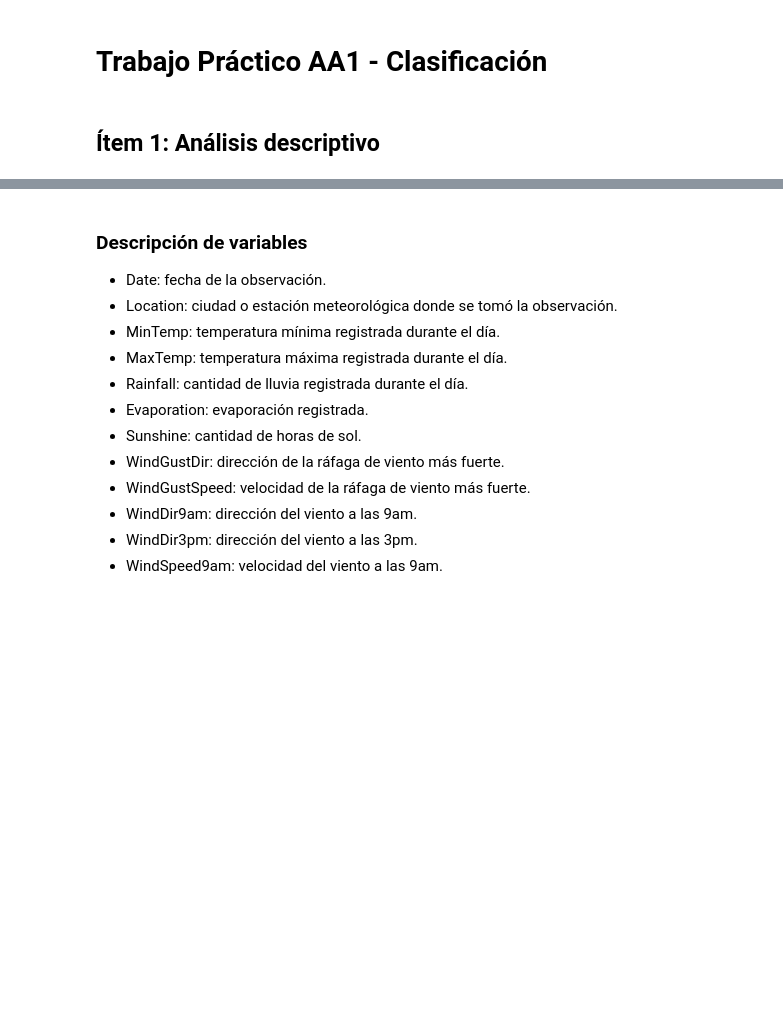
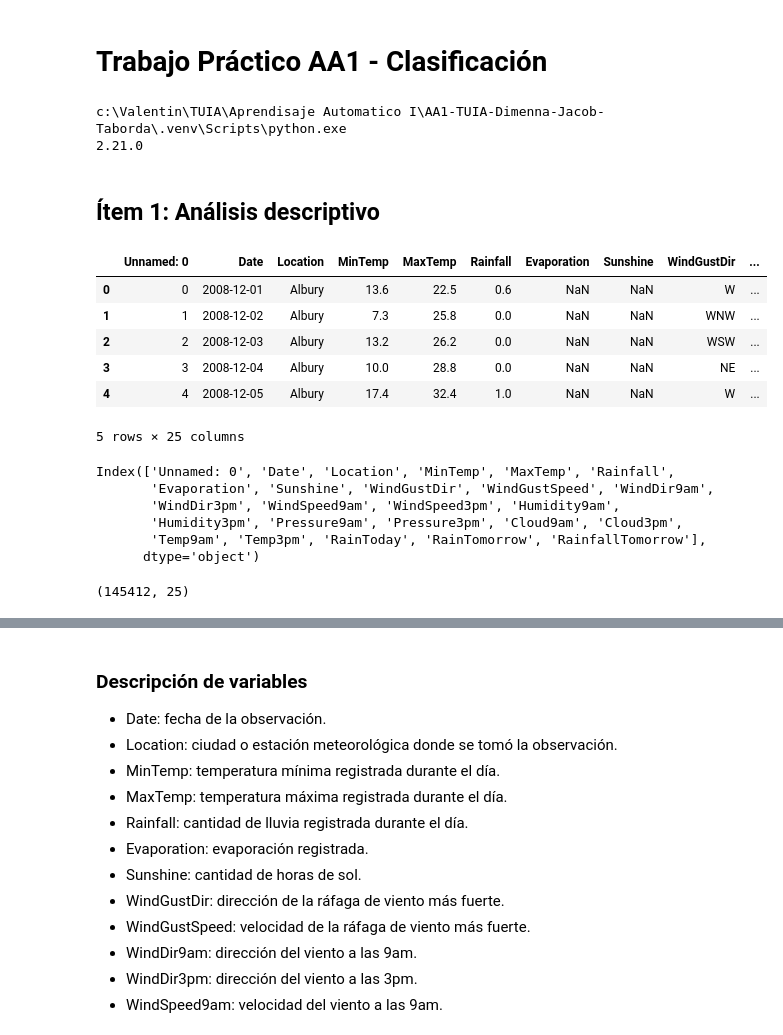
Before and after one commit to ZahirJacob/AA1-TUIA-Dimenna-Jacob-Taborda, a Jupyter notebook: TP_clasificacion_AA1.ipynb, the cells around one changed output, grey strips where cells are left out. Saved outputs shown, nothing was run; the diff lists cells and outputs as text; code cells hidden in the pictures; blank space fills up the shorter version.

```diff
--- a/TP_clasificacion_AA1.ipynb
+++ b/TP_clasificacion_AA1.ipynb
@@ -3,6 +3,15 @@
 # %%
 %%capture
 %pip install -r requirements.txt
+# %%
+import sys
+print(sys.executable)
+
+import tensorflow as tf
+print(tf.__version__)
+# %% [output]
+c:\Valentin\TUIA\Aprendisaje Automatico I\AA1-TUIA-Dimenna-Jacob-Taborda\.venv\Scripts\python.exe
+2.21.0
 # %%
 # manipulación, visualización y modelado.
 import numpy as np
@@ -40,17 +49,34 @@ from pycaret.classification import *
 ## Ítem 1: Análisis descriptivo
 # %%
 # Cargamos el dataset
-df_original = pd.read_csv("/content/weatherAUS_2026C1.csv")
+df_original = pd.read_csv("./content/weatherAUS_2026C1.csv")
 df_original.head()
+# %% [output]
+|  | Unnamed: 0 | Date | Location | MinTemp | MaxTemp | Rainfall | Evaporation | Sunshine | WindGustDir | ... |
+| 0 | 0 | 2008-12-01 | Albury | 13.6 | 22.5 | 0.6 | NaN | NaN | W | ... |
+| 1 | 1 | 2008-12-02 | Albury | 7.3 | 25.8 | 0.0 | NaN | NaN | WNW | ... |
+| 2 | 2 | 2008-12-03 | Albury | 13.2 | 26.2 | 0.0 | NaN | NaN | WSW | ... |
+| 3 | 3 | 2008-12-04 | Albury | 10.0 | 28.8 | 0.0 | NaN | NaN | NE | ... |
+| 4 | 4 | 2008-12-05 | Albury | 17.4 | 32.4 | 1.0 | NaN | NaN | W | ... |
+5 rows × 25 columns
 # %%
 #copiamos el dataset para mantener el original
 df = df_original.copy()
 # %%
 # revisamos las columnas
 df.columns
+# %% [output]
+Index(['Unnamed: 0', 'Date', 'Location', 'MinTemp', 'MaxTemp', 'Rainfall',
+       'Evaporation', 'Sunshine', 'WindGustDir', 'WindGustSpeed', 'WindDir9am',
+       'WindDir3pm', 'WindSpeed9am', 'WindSpeed3pm', 'Humidity9am',
+       'Humidity3pm', 'Pressure9am', 'Pressure3pm', 'Cloud9am', 'Cloud3pm',
+       'Temp9am', 'Temp3pm', 'RainToday', 'RainTomorrow', 'RainfallTomorrow'],
+      dtype='object')
 # %%
 # revisamos cantidad de filas y columnas
 df.shape
+# %% [output]
+(145412, 25)
 # %%
 # revisamos tipos de datos y valores no nulos
 df.info()
```
Also changed, not shown: parts of 108 cells of this notebook.
